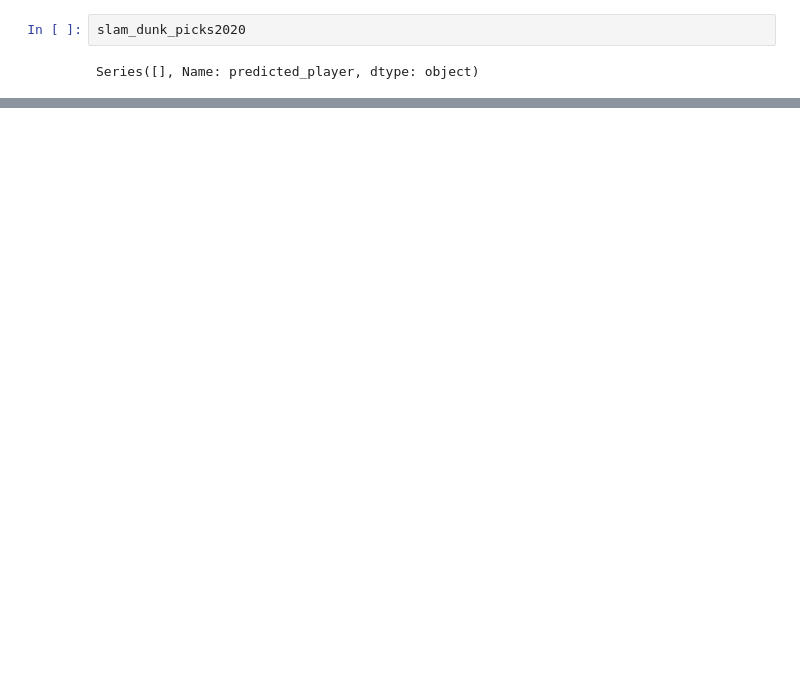
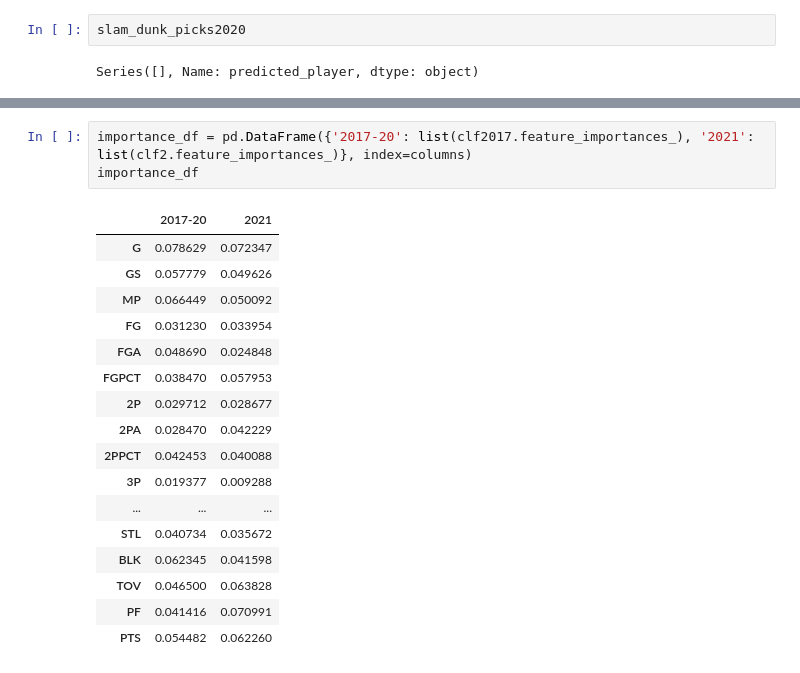
Before and after one commit to jacance/slam-dunk-analytics, a Jupyter notebook: ML_Test_TTS.ipynb, the cells around one changed output, grey strips where cells are left out. Cells and saved outputs as stored; diff of their text form; blank space fills up the shorter version.

```diff
--- a/ML_Test_TTS.ipynb
+++ b/ML_Test_TTS.ipynb
@@ -986,0 +1015,21 @@ pick_accuracy_table.to_csv('pick_accuracy.csv', index=False)
+# %%
+importance_df = pd.DataFrame({'2017-20': list(clf2017.feature_importances_), '2021': list(clf2.feature_importances_)}, index=columns)
+importance_df
+# %% [output]
+|  | 2017-20 | 2021 |
+| G | 0.078629 | 0.072347 |
+| GS | 0.057779 | 0.049626 |
+| MP | 0.066449 | 0.050092 |
+| FG | 0.031230 | 0.033954 |
+| FGA | 0.048690 | 0.024848 |
+| FGPCT | 0.038470 | 0.057953 |
+| 2P | 0.029712 | 0.028677 |
+| 2PA | 0.028470 | 0.042229 |
+| 2PPCT | 0.042453 | 0.040088 |
+| 3P | 0.019377 | 0.009288 |
+| ... | ... | ... |
+| STL | 0.040734 | 0.035672 |
+| BLK | 0.062345 | 0.041598 |
+| TOV | 0.046500 | 0.063828 |
+| PF | 0.041416 | 0.070991 |
+| PTS | 0.054482 | 0.062260 |
```
Also changed, not shown: parts of 32 cells of this notebook.
